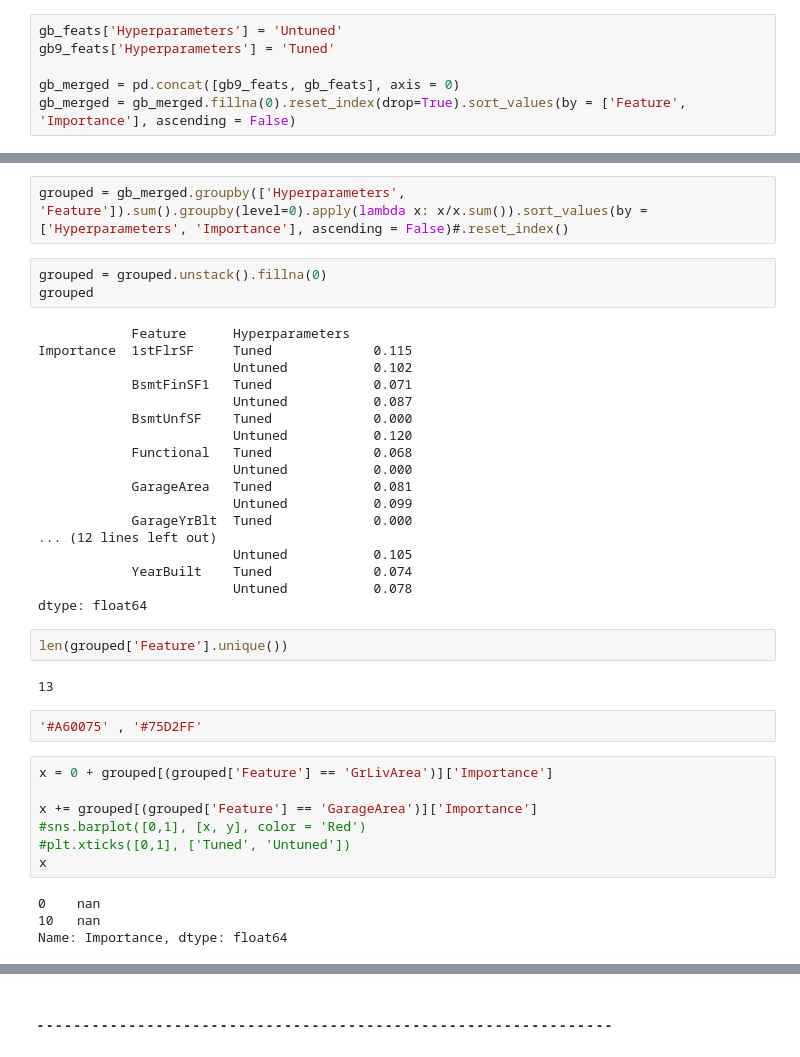
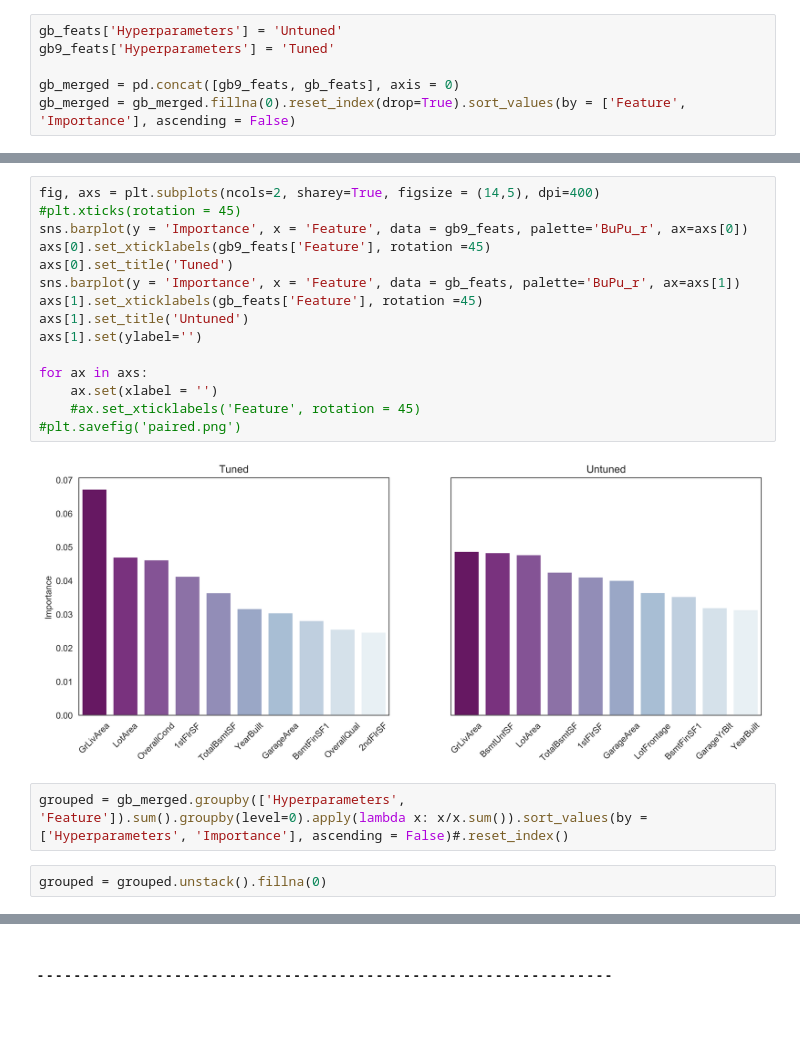
Before and after one commit to hkcaddes/MachineLearningPythonProject, a Jupyter notebook: Hayley/hayleycaddes_CleanedModeling.ipynb, the cells around one changed output, grey strips where cells are left out. Saved outputs shown, nothing was run; the diff lists cells and outputs as text; blank space fills up the shorter version.

```diff
--- a/Hayley/hayleycaddes_CleanedModeling.ipynb
+++ b/Hayley/hayleycaddes_CleanedModeling.ipynb
@@ -1607,43 +1658,24 @@ plt.xticks(rotation = 55)
+# %%
+fig, axs = plt.subplots(ncols=2, sharey=True, figsize = (14,5), dpi=400)
+#plt.xticks(rotation = 45)
+sns.barplot(y = 'Importance', x = 'Feature', data = gb9_feats, palette='BuPu_r', ax=axs[0])
+axs[0].set_xticklabels(gb9_feats['Feature'], rotation =45)
+axs[0].set_title('Tuned')
+sns.barplot(y = 'Importance', x = 'Feature', data = gb_feats, palette='BuPu_r', ax=axs[1])
+axs[1].set_xticklabels(gb_feats['Feature'], rotation =45)
+axs[1].set_title('Untuned')
+axs[1].set(ylabel='')
+
+for ax in axs:
+    ax.set(xlabel = '')
+    #ax.set_xticklabels('Feature', rotation = 45)
+#plt.savefig('paired.png')
+# %% [output]
+[figure, added]
 # %%
 grouped = gb_merged.groupby(['Hyperparameters', 'Feature']).sum().groupby(level=0).apply(lambda x: x/x.sum()).sort_values(by = ['Hyperparameters', 'Importance'], ascending = False)#.reset_index()
 # %%
 grouped = grouped.unstack().fillna(0)
-grouped
-# %% [output]
-            Feature      Hyperparameters
-Importance  1stFlrSF     Tuned             0.115
-                         Untuned           0.102
-            BsmtFinSF1   Tuned             0.071
-                         Untuned           0.087
-            BsmtUnfSF    Tuned             0.000
-                         Untuned           0.120
-            Functional   Tuned             0.068
-                         Untuned           0.000
-            GarageArea   Tuned             0.081
-                         Untuned           0.099
-            GarageYrBlt  Tuned             0.000
-... (12 lines left out)
-                         Untuned           0.105
-            YearBuilt    Tuned             0.074
-                         Untuned           0.078
-dtype: float64
-# %%
-len(grouped['Feature'].unique())
-# %% [output]
-13
-# %%
-'#A60075' , '#75D2FF'
-# %%
-x = 0 + grouped[(grouped['Feature'] == 'GrLivArea')]['Importance']
-
-x += grouped[(grouped['Feature'] == 'GarageArea')]['Importance']
-#sns.barplot([0,1], [x, y], color = 'Red')
-#plt.xticks([0,1], ['Tuned', 'Untuned'])
-x
-# %% [output]
-0    nan
-10   nan
-Name: Importance, dtype: float64
 # %%
 fig= plt.figure(figsize=(5, 4))
 
```
Also changed, not shown: parts of 41 cells of this notebook.
